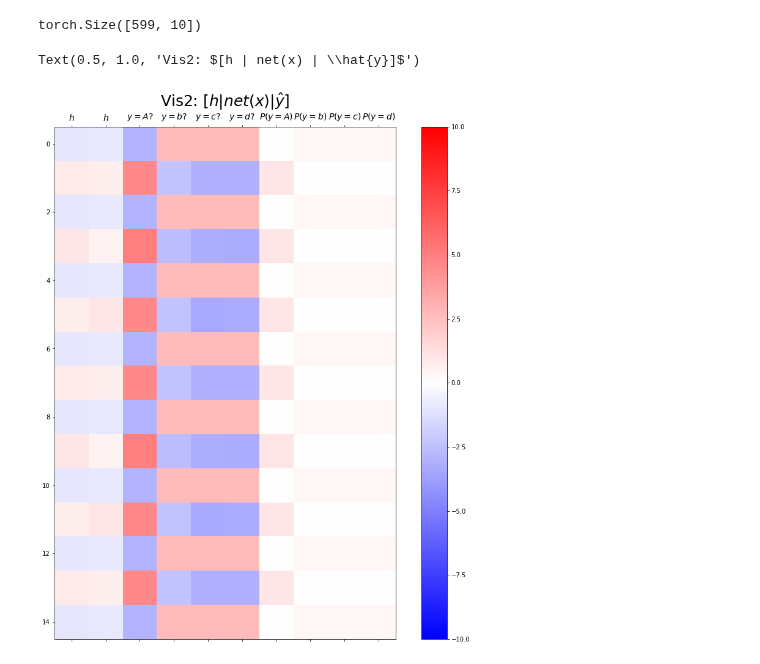
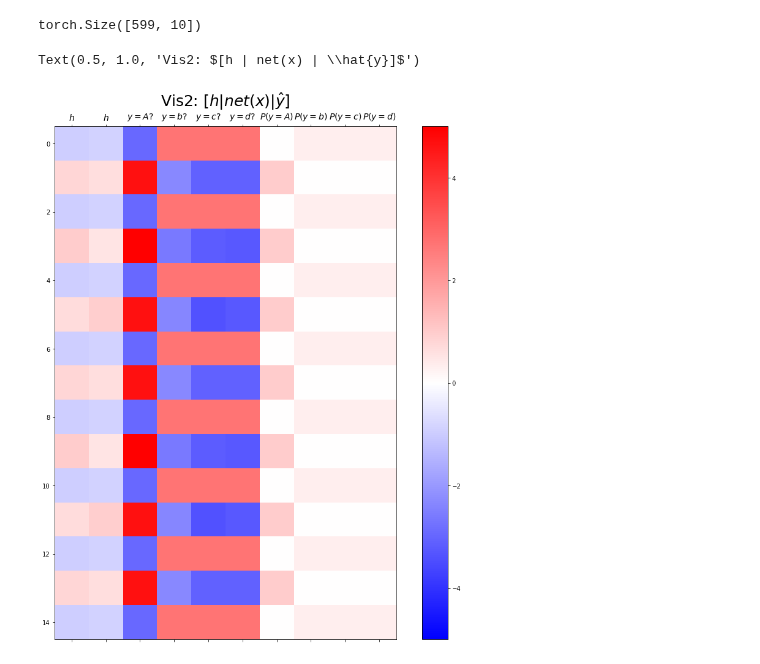
Before and after one commit to guebin/DL2022_backup, a Jupyter notebook: _notebooks/2022-11-03-(10주차) 11월3일.ipynb, the cells around one changed output. Cells and saved outputs as stored; diff of their text form; code cells hidden in the pictures.

```diff
--- a/_notebooks/2022-11-03-(10주차) 11월3일.ipynb
+++ b/_notebooks/2022-11-03-(10주차) 11월3일.ipynb
@@ -464,12 +456,12 @@ combined.shape
 # %% [output]
 torch.Size([599, 10])
 # %%
-plt.matshow(combined[:15],vmin=-10,vmax=10,cmap='bwr')
+plt.matshow(combined[:15],vmin=-5,vmax=5,cmap='bwr')
 plt.xticks(range(10), labels=[r'$h$',r'$h$',r'$y=A?$',r'$y=b?$',r'$y=c?$',r'$y=d?$',r'$P(y=A)$',r'$P(y=b)$',r'$P(y=c)$',r'$P(y=d)$'],size=14)
 plt.colorbar()
 plt.gcf().set_figwidth(15)
 plt.gcf().set_figheight(15)
 plt.title(r"Vis2: $[h | net(x) | \hat{y}]$",size=25)
 # %% [output]
 Text(0.5, 1.0, 'Vis2: $[h | net(x) | \\hat{y}]$')
-[figure, old version]
+[figure, new version]
```
Also changed, not shown: parts of 5 cells of this notebook.
